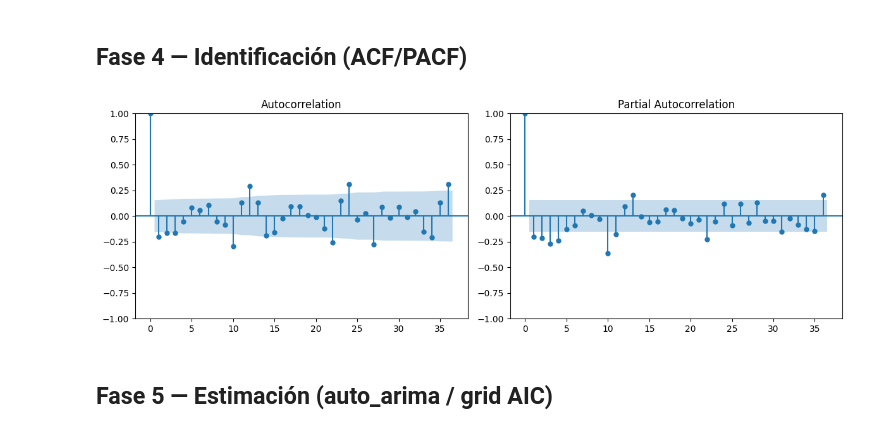
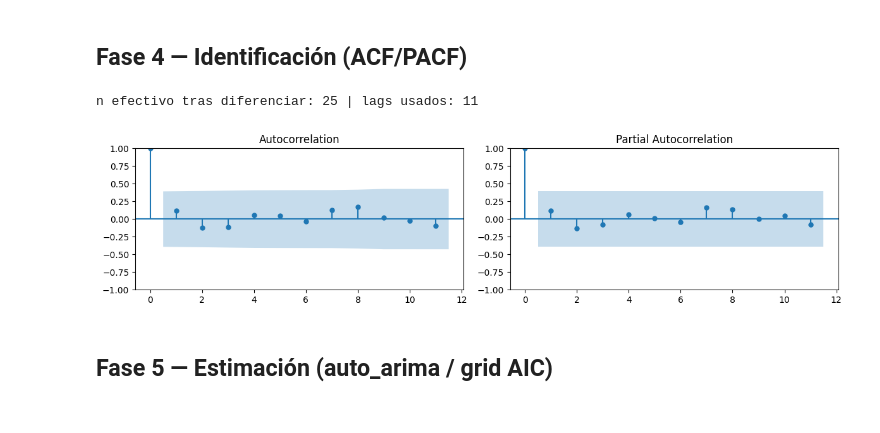
Before and after one commit to daniel-barona/proyecto_ciencia_datos, a Jupyter notebook: src/04_modelo.ipynb, the cells around one changed output. Saved outputs shown, nothing was run; the diff lists cells and outputs as text; code cells hidden in the pictures.

```diff
--- a/src/04_modelo.ipynb
+++ b/src/04_modelo.ipynb
@@ -415,14 +420,21 @@ Sugerencia: d=1, D=1
 # %% [markdown]
 ## Fase 4 — Identificación (ACF/PACF)
 # %%
-def plot_acf_pacf(y, lags=36):
-    fig, ax = plt.subplots(1,2,figsize=(12,4))
-    plot_acf(y.dropna(), lags=lags, ax=ax[0])
-    plot_pacf(y.dropna(), lags=lags, ax=ax[1], method="ywm")
-    plt.tight_layout(); plt.show()
-plot_acf_pacf(y.diff().dropna())
+# Ajusta lags al tamaño de la serie: PACF exige lags < n/2
+m = 12
+ys = y.dropna()
+# Diferenciación estacional solo si hay suficientes ciclos
+y_diff = ys.diff().diff(m).dropna() if len(ys) >= 2*m + 4 else ys.diff().dropna()
+n = len(y_diff)
+lags = max(4, min(36, (n // 2) - 1))
+print(f'n efectivo tras diferenciar: {n} | lags usados: {lags}')
+fig, ax = plt.subplots(1,2, figsize=(12,3))
+plot_acf(y_diff, lags=lags, ax=ax[0])
+plot_pacf(y_diff, lags=lags, ax=ax[1], method='ywm')
+plt.tight_layout(); plt.show()
 # %% [output]
+n efectivo tras diferenciar: 25 | lags usados: 11
-[figure, old version]
+[figure, new version]
 # %% [markdown]
 ## Fase 5 — Estimación (auto_arima / grid AIC)
 # %%
```
Also changed, not shown: parts of 21 cells of this notebook.
